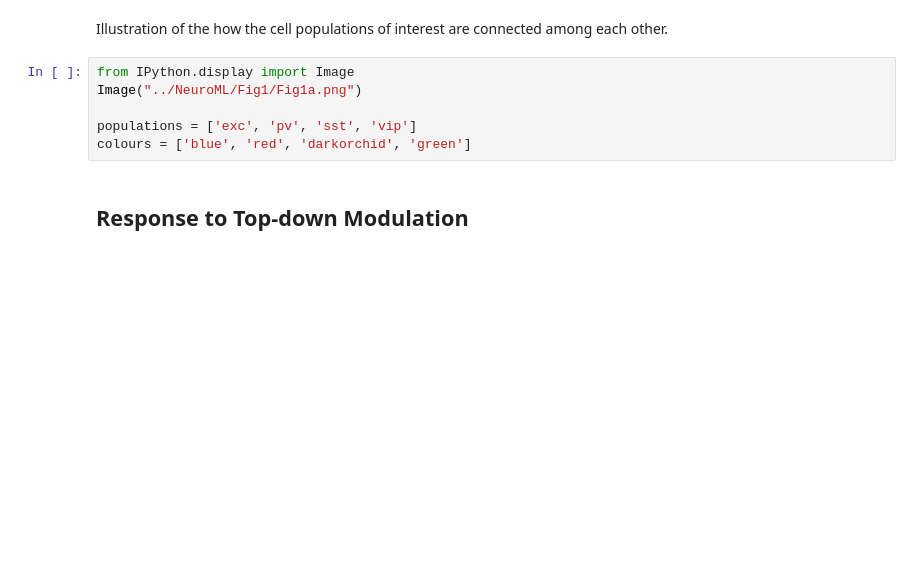
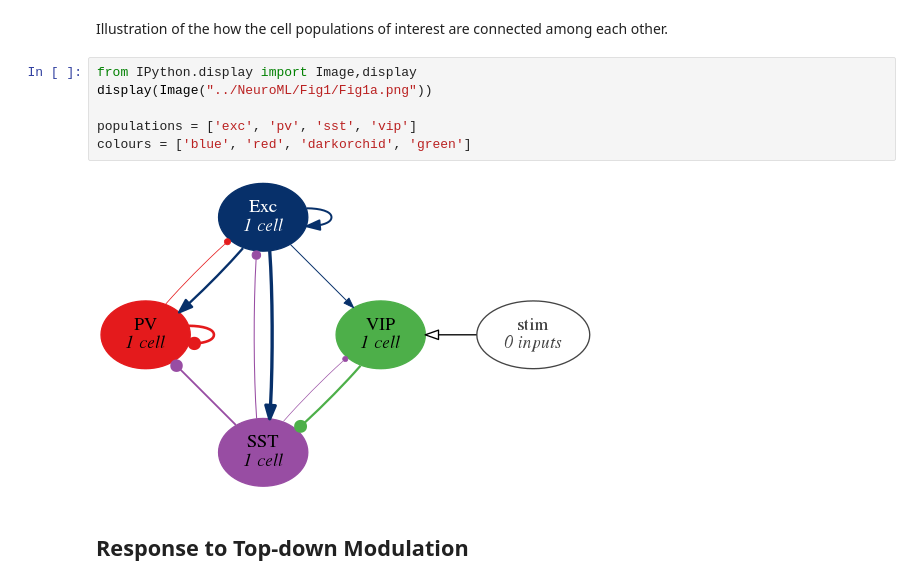
Before and after one commit to OpenSourceBrain/del-Molino2017, a Jupyter notebook: notebooks/delMolino2017.ipynb, the cells around one changed output. Saved outputs shown, nothing was run; the diff lists cells and outputs as text; blank space fills up the shorter version.

```diff
--- a/notebooks/delMolino2017.ipynb
+++ b/notebooks/delMolino2017.ipynb
@@ -14,11 +14,13 @@ from __future__ import division
 # %% [markdown]
 Illustration of the how the cell populations of interest are connected among each other.
 # %%
-from IPython.display import Image
-Image("../NeuroML/Fig1/Fig1a.png")
+from IPython.display import Image,display
+display(Image("../NeuroML/Fig1/Fig1a.png"))
 
 populations = ['exc', 'pv', 'sst', 'vip']
 colours = ['blue', 'red', 'darkorchid', 'green']
+# %% [output]
+[figure, added]
 # %% [markdown]
 ## Response to Top-down Modulation
 # %% [markdown]
```
Also changed, not shown: parts of 3 cells of this notebook.
